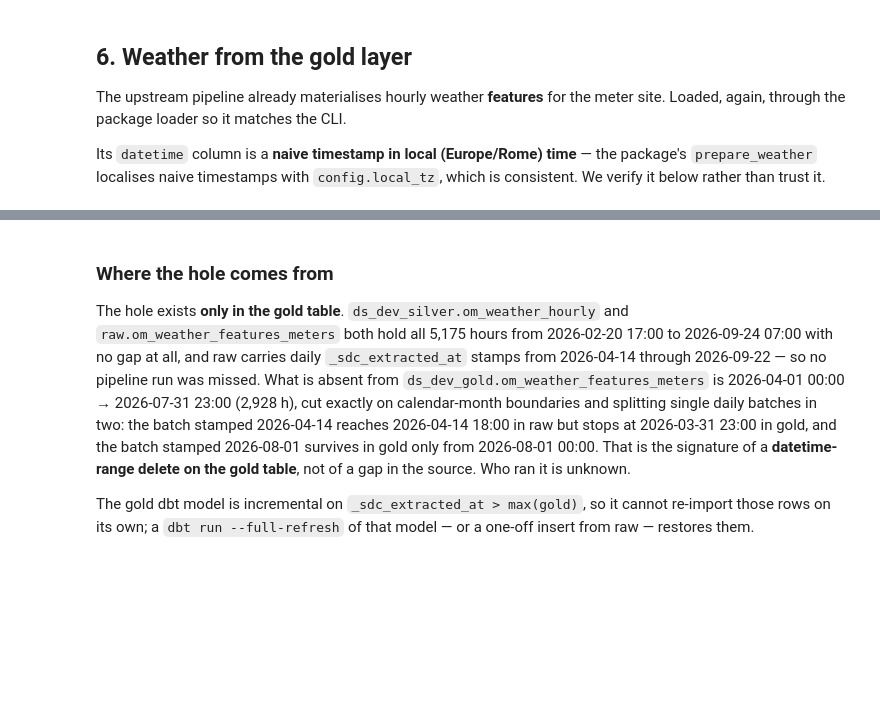
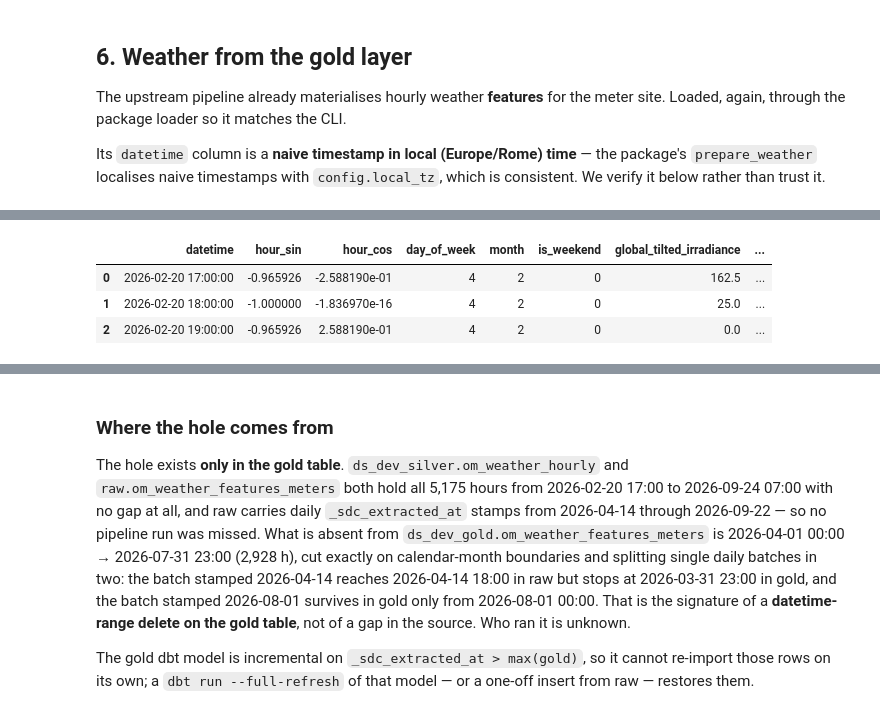
Before and after one commit to celine-eu/celine-forecasting, a Jupyter notebook: notebooks/01_data_loading_and_eda.ipynb, the cells around one changed output, grey strips where cells are left out. Saved outputs shown, nothing was run; the diff lists cells and outputs as text; code cells hidden in the pictures; blank space fills up the shorter version.

```diff
--- a/notebooks/01_data_loading_and_eda.ipynb
+++ b/notebooks/01_data_loading_and_eda.ipynb
@@ -1109,6 +1426,7 @@ is consistent. We verify it below rather than trust it.
 # %%
 # Same package loader as the meters, one source table and no filters.
 df_weather_db = load_weather_from_db([{"table": WEATHER_TABLE}], engine=engine)
+df_weather_db = df_weather_db[before_cut(df_weather_db["datetime"])].reset_index(drop=True)
 
 print("shape:", df_weather_db.shape)
 print("datetime dtype:", df_weather_db["datetime"].dtype, "(naive = local time)")
@@ -1116,3 +1434,4 @@ print("span:", df_weather_db["datetime"].min(), "->", df_weather_db["datetime"].
 print("extracted at:", df_weather_db["_sdc_extracted_at"].min(),
       "->", df_weather_db["_sdc_extracted_at"].max())
 df_weather_db.head(3)
+# %% [output]
@@ -1119,3 +1442,7 @@ df_weather_db.head(3)
+|  | datetime | hour_sin | hour_cos | day_of_week | month | is_weekend | global_tilted_irradiance | ... |
+| 0 | 2026-02-20 17:00:00 | -0.965926 | -2.588190e-01 | 4 | 2 | 0 | 162.5 | ... |
+| 1 | 2026-02-20 18:00:00 | -1.000000 | -1.836970e-16 | 4 | 2 | 0 | 25.0 | ... |
+| 2 | 2026-02-20 19:00:00 | -0.965926 | 2.588190e-01 | 4 | 2 | 0 | 0.0 | ... |
 # %%
 # Everything except the timestamp and the extraction stamp is a weather feature.
 feature_cols = []
```
Also changed, not shown: parts of 36 cells of this notebook, 2 other files.
